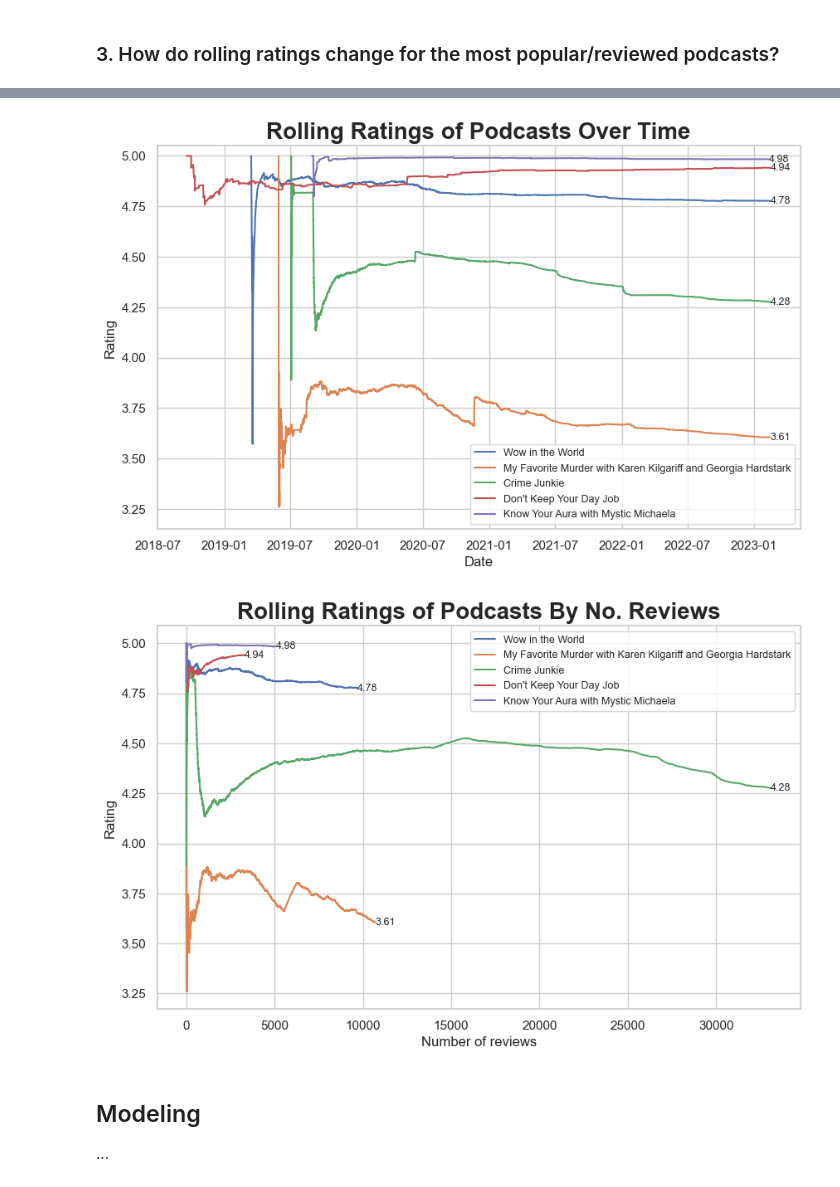
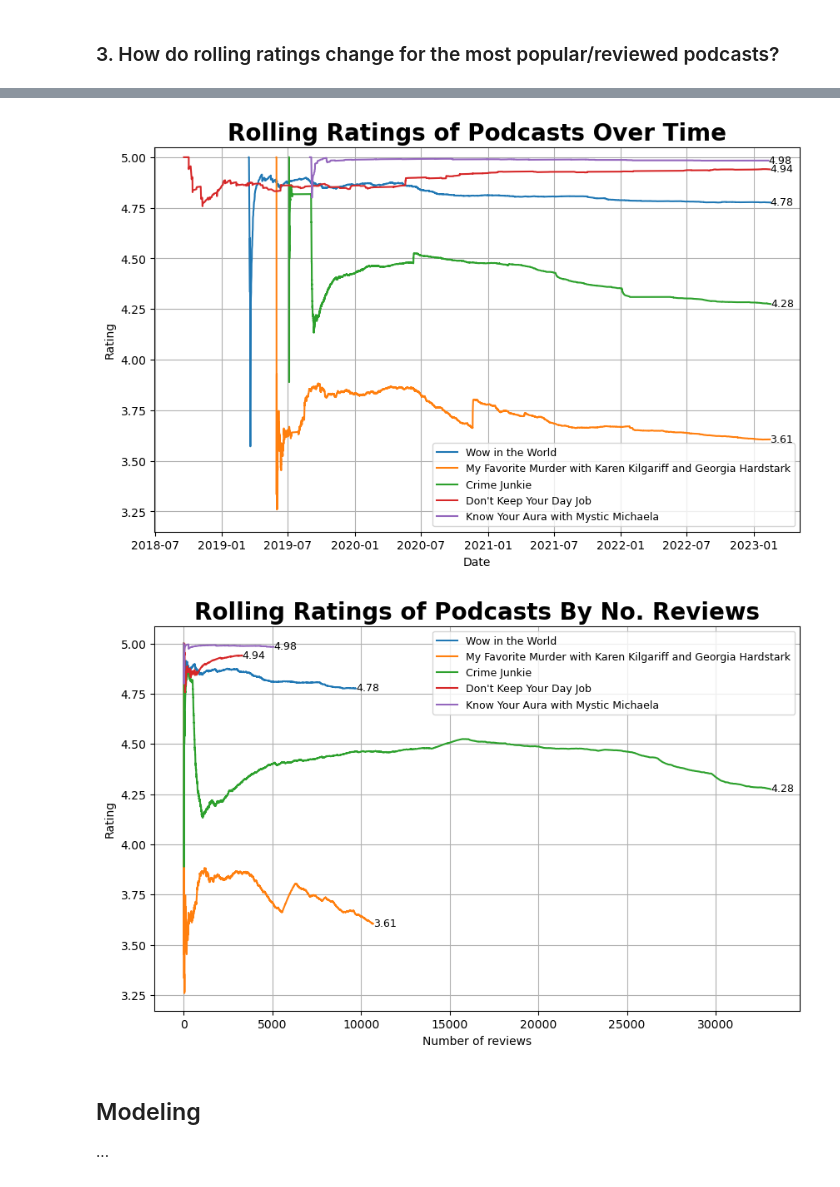
Before and after one commit to 2HO4/PodcastReviews_iTunes, a Jupyter notebook: iTunesPodcastReviews_DA.ipynb, the cells around one changed output, grey strips where cells are left out. Drawn from its saved outputs; the diff is of its cells as text; code cells hidden in the pictures.

```diff
--- a/iTunesPodcastReviews_DA.ipynb
+++ b/iTunesPodcastReviews_DA.ipynb
@@ -49,10 +53,13 @@ print(
 )
 
 for dirName, _, filenames in os.walk('.'):
-    if dirName[2:3] != '.':
-        print('\n', dirName, sep='')
-        for filename in filenames:
-            print(os.path.join(dirName, filename))
+    if dirName[2:3] != '.' and '__pycache__' not in dirName:
+        if dirName in ('.\\bert', ):
+            print(f'\n{dirName}\n...', sep='')
+        elif dirName[:6] != '.\\bert':
+            print('\n', dirName, sep='')
+            for filename in filenames:
+                print(os.path.join(dirName, filename))
 # %% [output]
 CURRENT DIRECTORY:
 . = "D:\Documents\Projects\DS\Turing\2 Data Analysis\S2\Project"
@@ -1192,6 +1199,9 @@ plt.show()
 # %% [output]
 [figure]
 # %%
+# Set the Matplotlib style back to default
+plt.style.use('default')
+
 # Create a boxplot for each number of categories
 plt.figure(figsize=(8, 8))
 Podcasts_info_g = Podcasts_info.groupby('n_genres')
@@ -1317,34 +1327,37 @@ Number of Features: 9.
 | 265864 | 30874 | 9 | 5 | 3.750000 | 5.0 | 26 | 186 | 2019-03-19 18:57:41-07:00 | ... |
 | 265882 | 30874 | 10 | 5 | 3.888889 | 5.0 | 16 | 56 | 2019-03-20 03:45:13-07:00 | ... |
 # %%
+# Set the Matplotlib style back to default
+plt.style.use('default')
+
 # Group the Reviews by 'podcast_id'
 Reviews_info_top5_g = Reviews_info_top5.groupby('podcast_id')
 
 # Plot the time series for each group
 plt.figure(figsize=(10, 6))
 for id, group in Reviews_info_top5_g:
     plt.plot(group['created_at'], group['rating_curr'], label=Podcasts_info.loc[id]['title'])
     last_date = group['created_at'].iloc[-1]
     last_value = group['rating_curr'].iloc[-1]
     plt.text(last_date, last_value - .025, round(last_value, 2), ha='left', va='bottom', fontsize=9)
 
 # Customize the plot
 plt.title(
     'Rolling Ratings of Podcasts Over Time',
     fontsize=20,
     fontweight='bold'
 )
 
 plt.xlabel('Date')
 plt.ylabel('Rating')
 plt.legend(fontsize=9)
 plt.ylim(3.15, 5.05)
 
 # Show the plot
 plt.grid(True)
 plt.show()
 # %% [output]
-[figure, old version]
+[figure, new version]
 # %%
 # Group the Reviews by 'podcast_id'
 Reviews_info_top5_g = Reviews_info_top5.groupby('podcast_id')
@@ -1372,7 +1385,7 @@ plt.legend(fontsize=9)
 plt.grid(True)
 plt.show()
 # %% [output]
-[figure, old version]
+[figure, new version]
 # %% [markdown]
 ## Modeling
 ...
```
Also changed, not shown: parts of 26 cells of this notebook, 1 other file.
